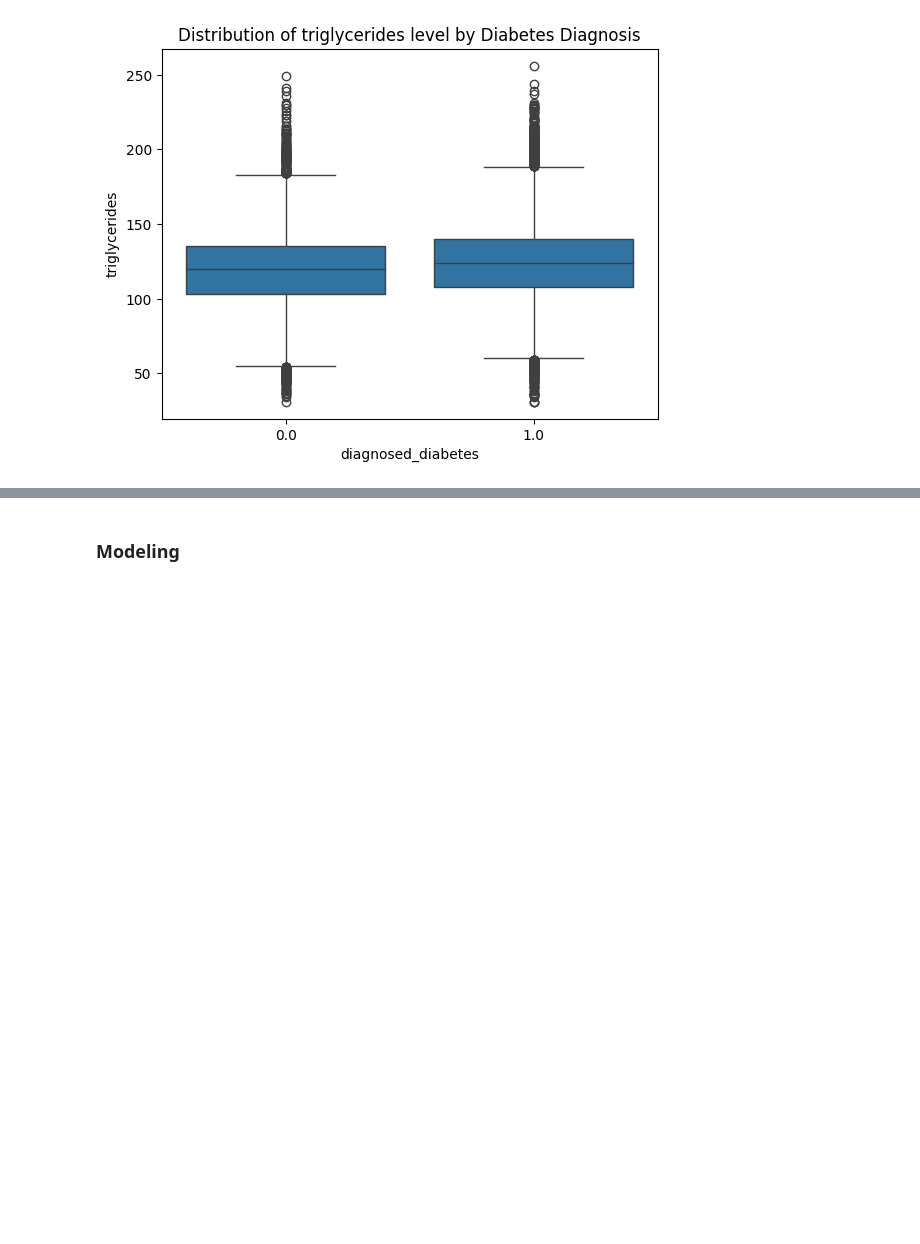
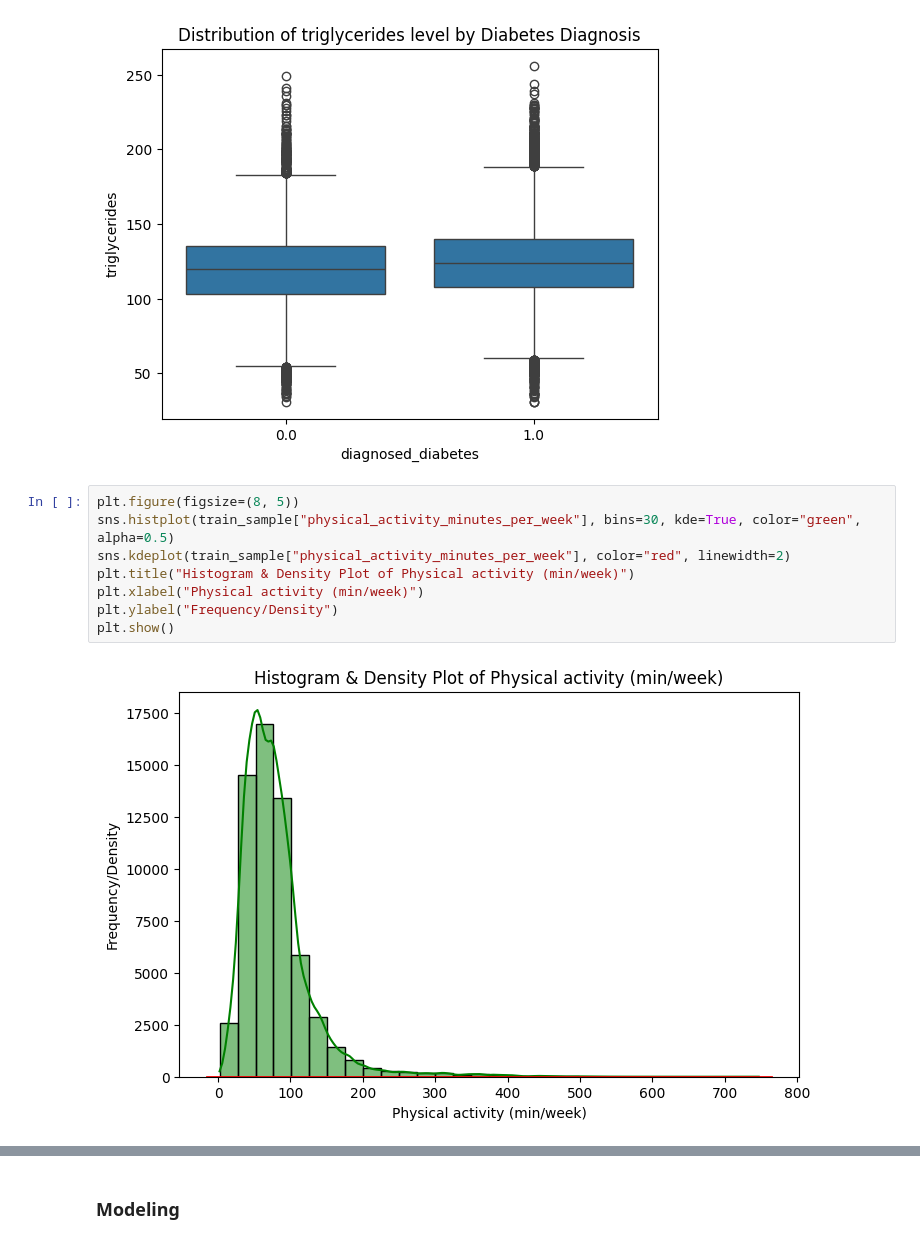
Before and after one commit to alexmonteil/diabetes-prediction-competition, a Jupyter notebook: model.ipynb, the cells around one changed output, grey strips where cells are left out. Drawn from its saved outputs; the diff is of its cells as text; blank space fills up the shorter version.

```diff
--- a/model.ipynb
+++ b/model.ipynb
@@ -129,3 +126,13 @@ plt.title("Distribution of triglycerides level by Diabetes Diagnosis")
 plt.show()
 # %% [output]
 [figure]
+# %%
+plt.figure(figsize=(8, 5))
+sns.histplot(train_sample["physical_activity_minutes_per_week"], bins=30, kde=True, color="green", alpha=0.5)
+sns.kdeplot(train_sample["physical_activity_minutes_per_week"], color="red", linewidth=2)
+plt.title("Histogram & Density Plot of Physical activity (min/week)")
+plt.xlabel("Physical activity (min/week)")
+plt.ylabel("Frequency/Density")
+plt.show()
+# %% [output]
+[figure, added]
```
Also changed, not shown: parts of 20 cells of this notebook, 2 other files.
